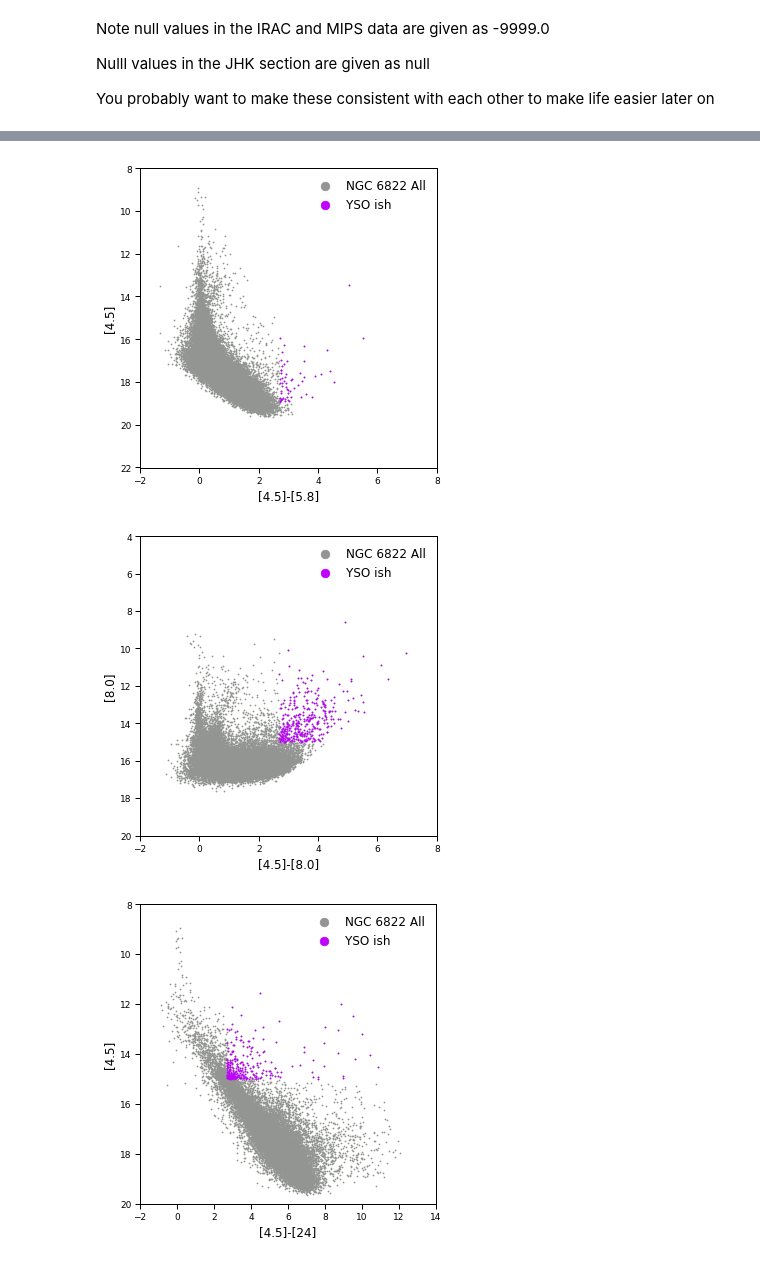
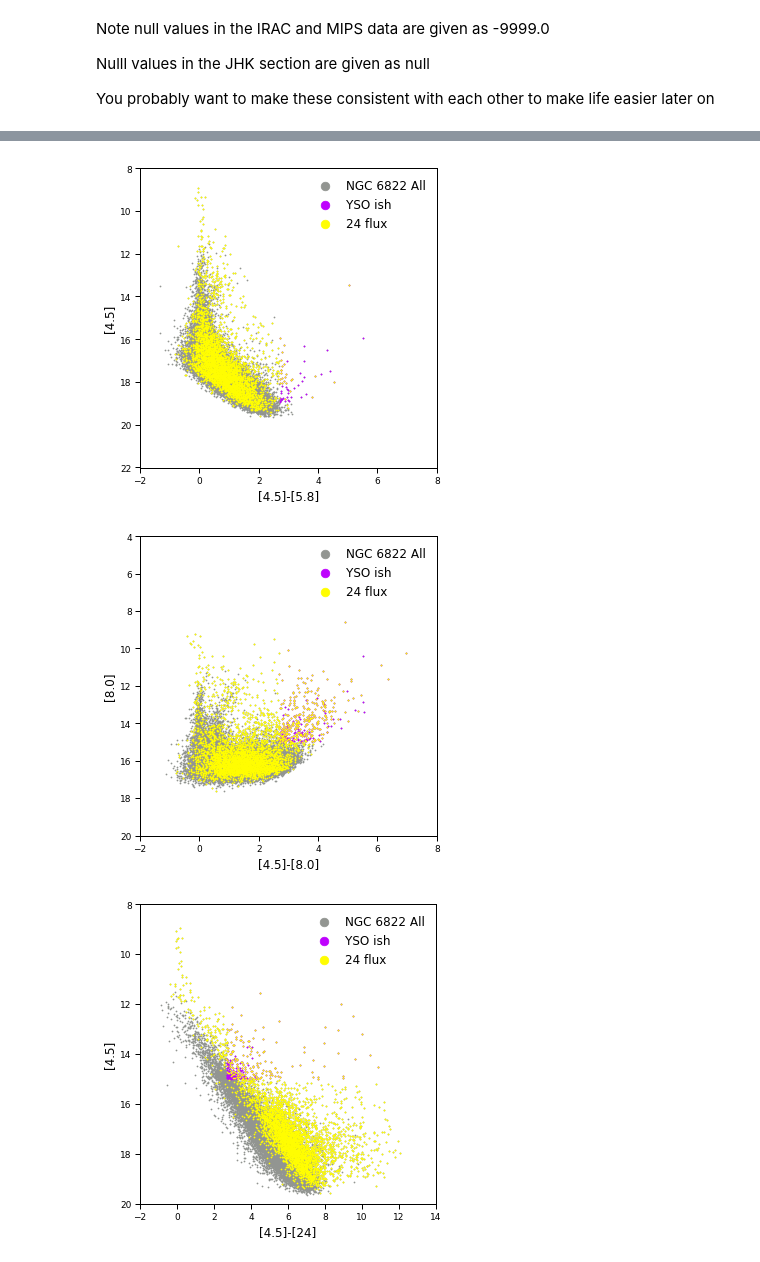
Before and after one commit to MichaelSharp7/YSOs, a Jupyter notebook: NGC6822_eg_trial.ipynb, the cells around one changed output, grey strips where cells are left out. Saved outputs shown, nothing was run; the diff lists cells and outputs as text; code cells hidden in the pictures.

```diff
--- a/NGC6822_eg_trial.ipynb
+++ b/NGC6822_eg_trial.ipynb
@@ -88,6 +88,9 @@ print("Number of stars in cut 4524: {}".format(len(idx_ysoish_4524[0])))
 
 idx_ysoish_8024 = np.where((data['k80mag']-data['k24mag'] > 2.7) & (data['k80mag'] < 15.))
 print("Number of stars in cut 8024: {}".format(len(idx_ysoish_8024[0])))
+
+idx_ysoish_3645= np.where((data['k36mag']-data['k45mag'] > 1.7) & (data['k36mag'] < 25.))
+print("Number of stars in cut 3645: {}".format(len(idx_ysoish_3645[0])))
 # %% [output]
 Number of stars in cut 3658: 75
 Number of stars in cut 4558: 62
@@ -114,7 +118,7 @@ plt.scatter(data['k36mag']-data['k58mag'], data['k36mag'], s=0.9,color=sns.xkcd_
 
 # Plot only stars which satify the example cut criteria
 plt.scatter(data['k36mag'][idx_ysoish_3658]-data['k58mag'][idx_ysoish_3658], data['k36mag'][idx_ysoish_3658], s=0.9,color=sns.xkcd_rgb['bright purple'], label="YSO ish")
-
+plt.scatter(data['k36mag'][MIPS24_idx]-data['k58mag'][MIPS24_idx], data['k36mag'][MIPS24_idx], s=0.9,color=sns.xkcd_rgb['bright yellow'], label="24 flux")
 
 # Set limits if automatic values dont work well
 plt.xlim(-2,8)      # Set the x-axis limits
@@ -158,7 +162,7 @@ plt.scatter(data['k45mag']-data['k58mag'], data['k45mag'], s=0.9,color=sns.xkcd_
 
 # Plot only stars which satify the example cut criteria
 plt.scatter(data['k45mag'][idx_ysoish_4558]-data['k58mag'][idx_ysoish_4558], data['k45mag'][idx_ysoish_4558], s=0.9,color=sns.xkcd_rgb['bright purple'], label="YSO ish")
-
+plt.scatter(data['k45mag'][MIPS24_idx]-data['k58mag'][MIPS24_idx], data['k45mag'][MIPS24_idx], s=0.9,color=sns.xkcd_rgb['bright yellow'], label="24 flux")
 
 # Set limits if automatic values dont work well
 plt.xlim(-2,8)      # Set the x-axis limits
@@ -200,7 +204,7 @@ plt.scatter(data['k45mag']-data['k80mag'], data['k80mag'], s=0.9,color=sns.xkcd_
 
 # Plot only stars which satify the example cut criteria
 plt.scatter(data['k45mag'][idx_ysoish_4580]-data['k80mag'][idx_ysoish_4580], data['k80mag'][idx_ysoish_4580], s=0.9,color=sns.xkcd_rgb['bright purple'], label="YSO ish")
-
+plt.scatter(data['k45mag'][MIPS24_idx]-data['k80mag'][MIPS24_idx], data['k80mag'][MIPS24_idx], s=0.9,color=sns.xkcd_rgb['bright yellow'], label="24 flux")
 
 # Set limits if automatic values dont work well
 plt.xlim(-2,8)      # Set the x-axis limits
@@ -244,7 +248,7 @@ plt.scatter(data['k45mag']-data['k24mag'], data['k45mag'], s=0.9,color=sns.xkcd_
 
 # Plot only stars which satify the example cut criteria
 plt.scatter(data['k45mag'][idx_ysoish_4524]-data['k24mag'][idx_ysoish_4524], data['k45mag'][idx_ysoish_4524], s=0.9,color=sns.xkcd_rgb['bright purple'], label="YSO ish")
-
+plt.scatter(data['k45mag'][MIPS24_idx]-data['k24mag'][MIPS24_idx], data['k45mag'][MIPS24_idx], s=0.9,color=sns.xkcd_rgb['bright yellow'], label="24 flux")
 
 # Set limits if automatic values dont work well
 plt.xlim(-2,14)      # Set the x-axis limits
@@ -286,7 +290,7 @@ plt.scatter(data['k80mag']-data['k24mag'], data['k80mag'], s=0.9,color=sns.xkcd_
 
 # Plot only stars which satify the example cut criteria
 plt.scatter(data['k80mag'][idx_ysoish_8024]-data['k24mag'][idx_ysoish_8024], data['k80mag'][idx_ysoish_8024], s=0.9,color=sns.xkcd_rgb['bright purple'], label="YSO ish")
-
+plt.scatter(data['k80mag'][MIPS24_idx]-data['k24mag'][MIPS24_idx], data['k80mag'][MIPS24_idx], s=0.9,color=sns.xkcd_rgb['bright yellow'], label="24 flux")
 
 # Set limits if automatic values dont work well
 plt.xlim(-4,14)      # Set the x-axis limits
@@ -303,4 +307,46 @@ fig.tight_layout()
 #plt.savefig("bla.pdf", bbox_inches='tight')
 plt.show()
 plt.close()
+
+
+
+
+
+
+# 3645
+# Setting up plotting sizes
+plt.rc('font', family='sans-serif')
+# plt.rc("text",  usetex=True)         # Allows latex commands
+plt.rc("xtick", labelsize=9)
+plt.rc("ytick", labelsize=9)
+plt.rc("axes", labelsize=9)
+plt.rc("legend", fontsize=12)
+# plt.rcdefaults() # Resets the parameters to their default values
+
+# Setting up figure
+fig = plt.figure(figsize=(5, 5))
+ax = plt.gca()  # Sets up active plot region
+
+# Plot everything
+plt.scatter(data['k36mag']-data['k45mag'], data['k36mag'], s=0.9,color=sns.xkcd_rgb['grey'], label="NGC 6822 All")
+
+# Plot only stars which satify the example cut criteria
+plt.scatter(data['k36mag'][idx_ysoish_3645]-data['k45mag'][idx_ysoish_3645], data['k36mag'][idx_ysoish_3645], s=0.9,color=sns.xkcd_rgb['bright purple'], label="YSO ish")
+plt.scatter(data['k36mag'][MIPS24_idx]-data['k45mag'][MIPS24_idx], data['k36mag'][MIPS24_idx], s=0.9,color=sns.xkcd_rgb['bright yellow'], label="24 flux")
+
+# Set limits if automatic values dont work well
+plt.xlim(-4,6)      # Set the x-axis limits
+plt.ylim(24,6)           # Set the y-axis limits NB Smaller numbers are bighter in magnitudes so flip max/min values
+
+# Set the axis lables
+plt.xlabel("[3.6]-[4.5]", fontsize=12)
+plt.ylabel("[3.6]", fontsize=12)
+
+# Add a legend
+plt.legend(loc="upper right",frameon=False, scatterpoints=1, numpoints=1, markerscale=9.)
+
+fig.tight_layout()
+#plt.savefig("bla.pdf", bbox_inches='tight')
+plt.show()
+plt.close()
 # %% [output]
@@ -308,3 +354,3 @@ plt.close()
-[figure, old version]
+[figure, new version]
-[figure, old version]
+[figure, new version]
-[figure, old version]
+[figure, new version]
```
Also changed, not shown: parts of 5 cells of this notebook.
